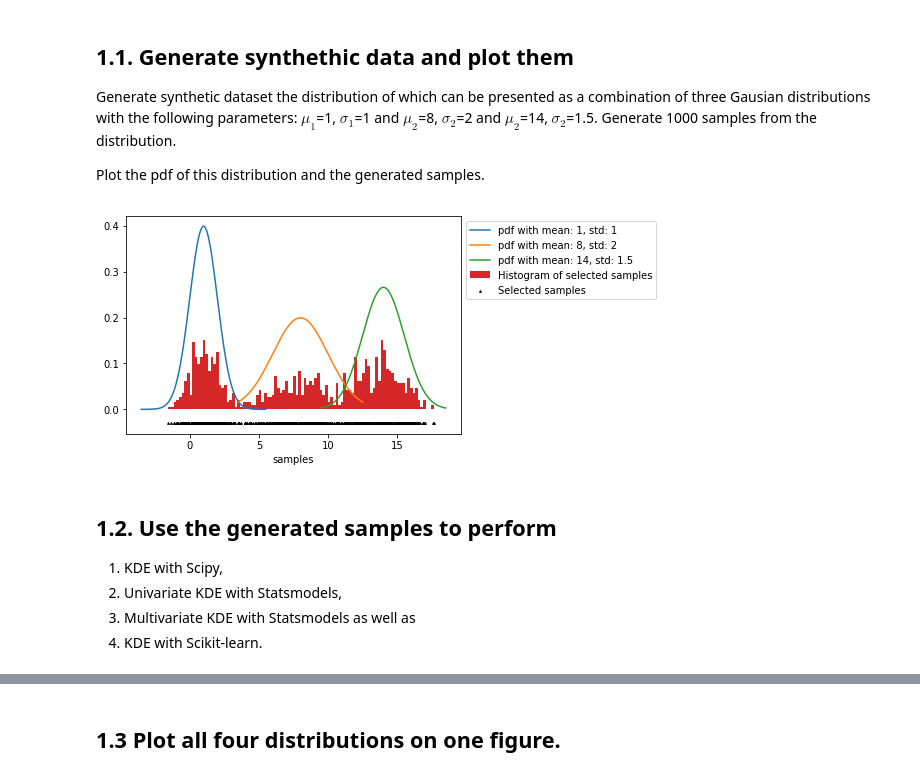
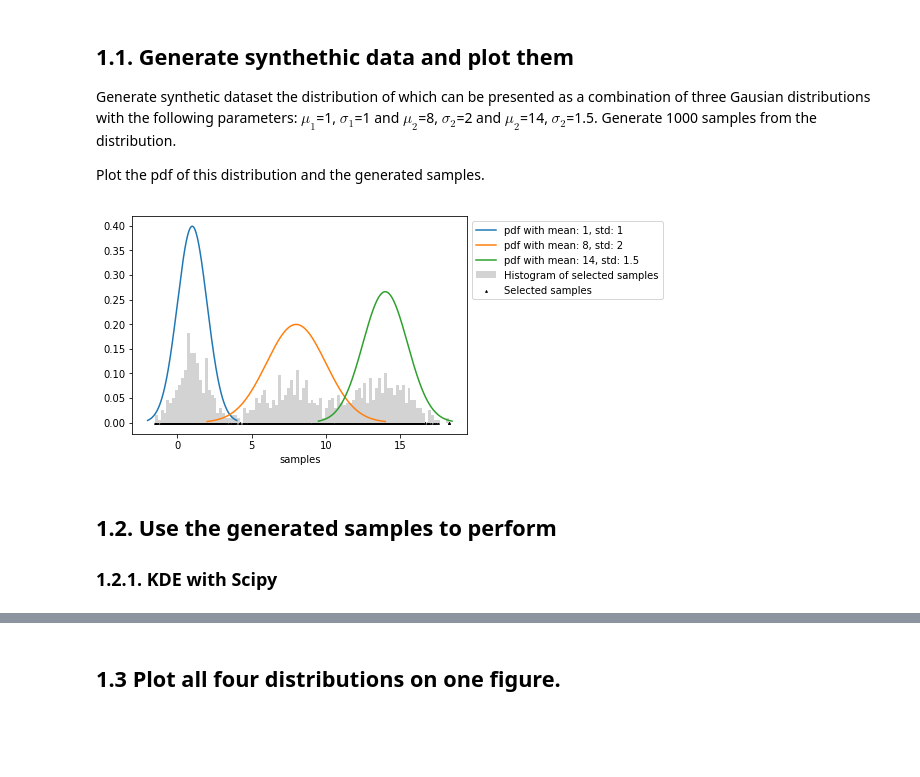
Before and after one commit to debaraj-barua/LearningAndAdaptivity-ss18, a Jupyter notebook: Assignment03/src/LA03_Ex2_KDE.ipynb, the cells around one changed output, grey strips where cells are left out. Drawn from its saved outputs; the diff is of its cells as text; code cells hidden in the pictures; blank space fills up the shorter version.

```diff
--- a/Assignment03/src/LA03_Ex2_KDE.ipynb
+++ b/Assignment03/src/LA03_Ex2_KDE.ipynb
@@ -24,32 +24,33 @@ Plot the pdf of this distribution and the generated samples.
 # %%
 """
 source:
 https://stackoverflow.com/questions/14189937/separate-mixture-of-gaussians-in-python
 https://docs.scipy.org/doc/numpy/reference/generated/numpy.random.choice.html
 """
 mean_std = [[1,1],[8,2],[14,1.5]]
 mix=np.array([])
-for mean,std in mean_stddev:
-    x = np.linspace(mean-3*sigma,mean+3*sigma,1000)
+for mean,std in mean_std:
+    x = np.linspace(mean-3*std,mean+3*std,1000)
     plt.plot(x,plt.mlab.normpdf(x,mean,std),
              label="pdf with mean: "+str(mean)+", std: "+str(std))
     mix= np.concatenate((mix,np.random.normal(mean,std,1000)))
 
 
 samples = np.random.choice(mix, 1000)
-samples_x = np.full(samples.shape,-0.03)
-plt.hist(samples, bins=samples.size//10, normed=True,label="Histogram of selected samples")
-plt.scatter(samples,samples_x,c='k',marker='^',s=3,label="Selected samples")
+samples_x = np.full(samples.shape,-0.001)
+
+plt.hist(samples, bins=samples.size//10, normed=True,
+         label="Histogram of selected samples",color='lightgrey')
+
+plt.scatter(samples,samples_x,c='k',marker='^',s=3,
+            label="Selected samples")
 plt.xlabel('samples')
 plt.legend(bbox_to_anchor = (1,1),loc= 2)
 plt.show()
 # %% [output]
-[figure, old version]
+[figure, new version]
 # %% [markdown]
 
 ## 1.2. Use the generated samples to perform
 
-1. KDE with Scipy,
-1. Univariate KDE with Statsmodels,
-1. Multivariate KDE with Statsmodels as well as
-1. KDE with Scikit-learn.
+### 1.2.1.  KDE with Scipy
```
Also changed, not shown: parts of 9 cells of this notebook, 1 other file.
